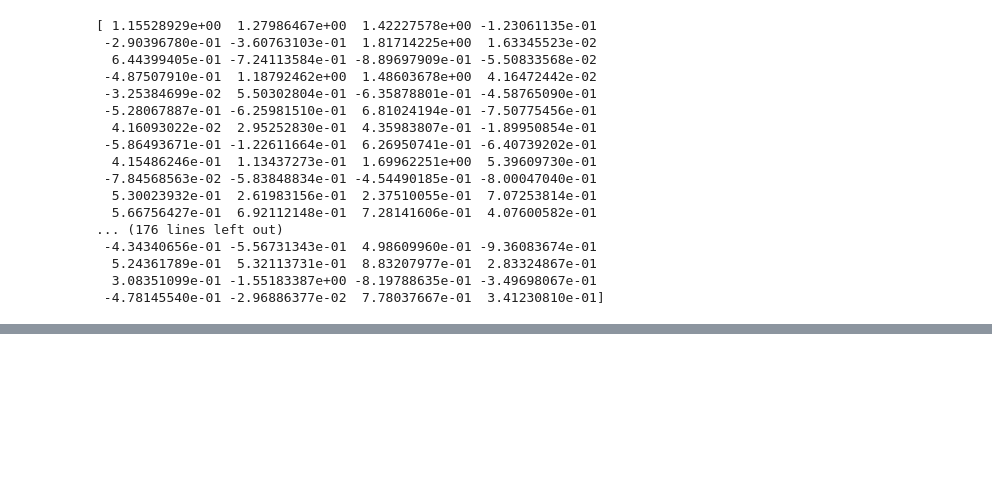
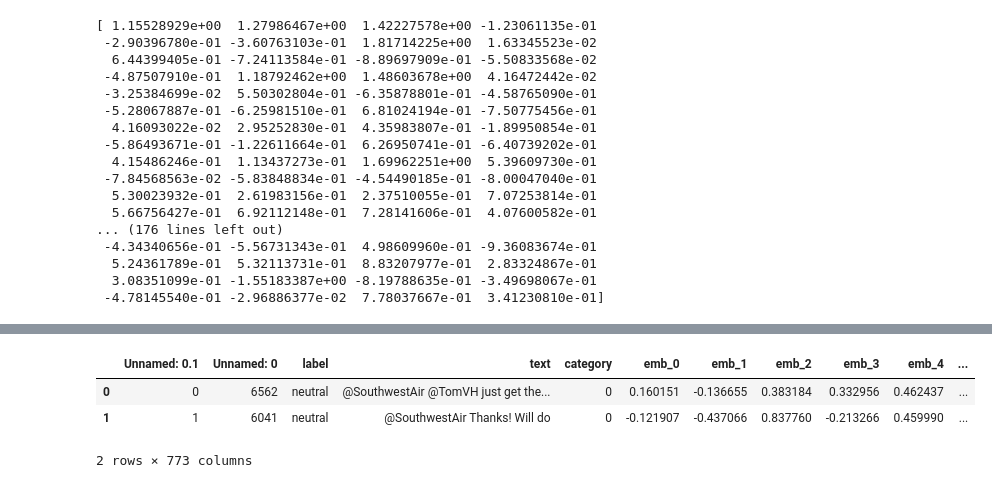
Before and after one commit to jordanhanson1/Linguistic-Linguini, a Jupyter notebook: Enconder.ipynb, the cells around one changed output, grey strips where cells are left out. Saved outputs shown, nothing was run; the diff lists cells and outputs as text; code cells hidden in the pictures; blank space fills up the shorter version.

```diff
--- a/Enconder.ipynb
+++ b/Enconder.ipynb
@@ -68,0 +98,8 @@ misses.to_csv('./misses.csv')
+# %%
+misses=misses.join(df3)
+misses.head(2)
+# %% [output]
+|  | Unnamed: 0.1 | Unnamed: 0 | label | text | category | emb_0 | emb_1 | emb_2 | emb_3 | emb_4 | ... |
+| 0 | 0 | 6562 | neutral | @SouthwestAir @TomVH just get the... | 0 | 0.160151 | -0.136655 | 0.383184 | 0.332956 | 0.462437 | ... |
+| 1 | 1 | 6041 | neutral | @SouthwestAir Thanks! Will do | 0 | -0.121907 | -0.437066 | 0.837760 | -0.213266 | 0.459990 | ... |
+2 rows × 773 columns
```
Also changed, not shown: parts of 9 cells of this notebook, 2 other files.
